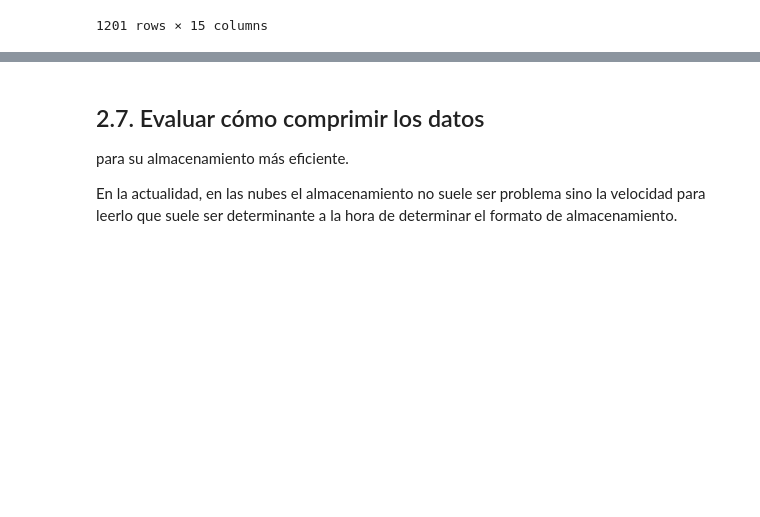
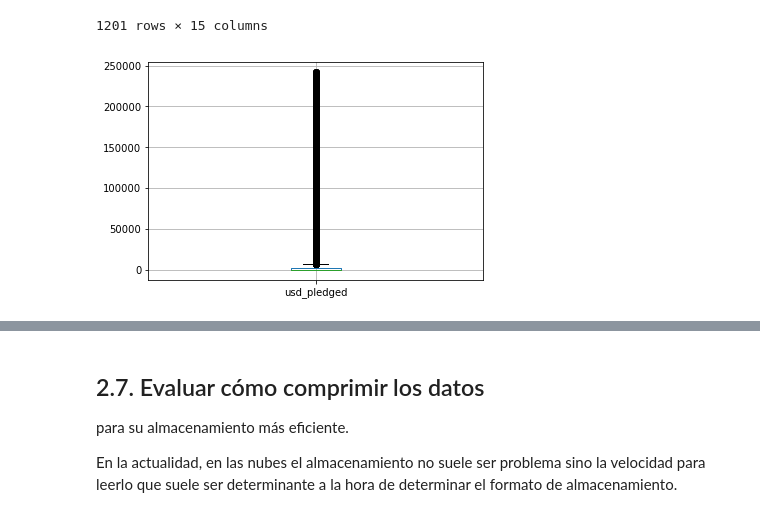
Before and after one commit to DiploDatos/AnalisisYCuracion, a Jupyter notebook: notebooks/Limpieza.ipynb, the cells around one changed output, grey strips where cells are left out. Saved outputs shown, nothing was run; the diff lists cells and outputs as text; code cells hidden in the pictures; blank space fills up the shorter version.

```diff
--- a/notebooks/Limpieza.ipynb
+++ b/notebooks/Limpieza.ipynb
@@ -943,4 +990,8 @@ outliers
 | 997256071 | SoftPanels LED Lights with Intell... | Camera Equipment | Technology | USD | 2016-05-08 | 30000.00 | 2016-04-08 22:18:23 | 394930.00 | successful | 213 | ... |
 | 99825633 | Battle Systems™ Fantasy Dungeon T... | Tabletop Games | Games | GBP | 2014-09-21 | 21000.00 | 2014-08-22 21:00:15 | 198415.01 | successful | 1204 | ... |
 1201 rows × 15 columns
+# %%
+kickstarter_2018.drop(outliers.index).boxplot(column='usd_pledged');
+# %% [output]
+[figure, added]
 # %%
```
Also changed, not shown: parts of 57 cells of this notebook.
